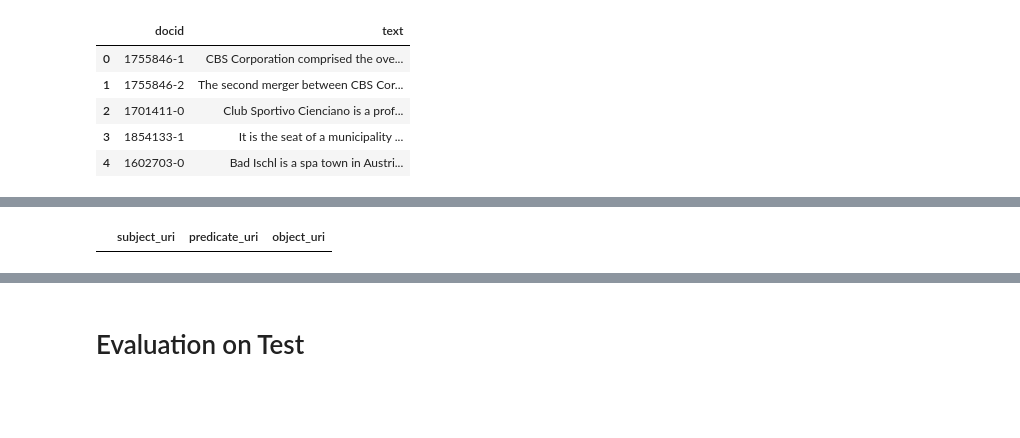
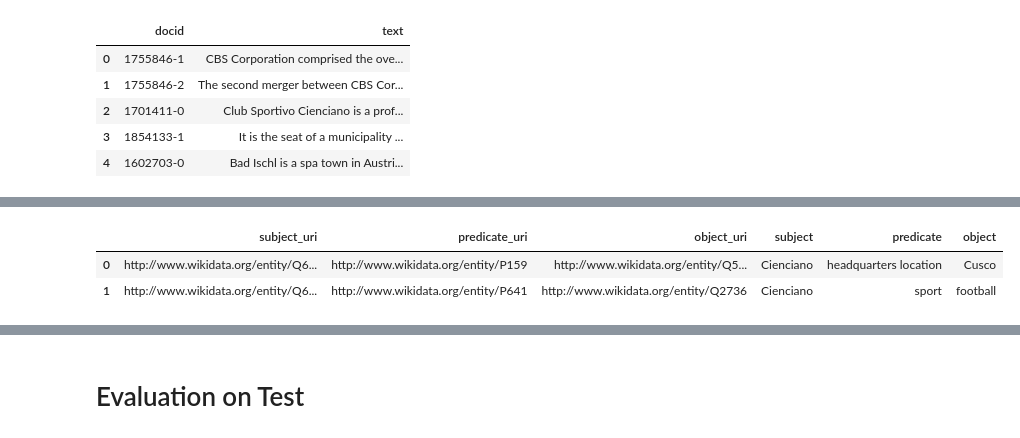
Before and after one commit to maxlautenbach/CIExMAS, a Jupyter notebook: baseline.ipynb, the cells around one changed output, grey strips where cells are left out. Saved outputs shown, nothing was run; the diff lists cells and outputs as text; code cells hidden in the pictures; blank space fills up the shorter version.

```diff
--- a/baseline.ipynb
+++ b/baseline.ipynb
@@ -77,6 +75,7 @@ class cIEState(TypedDict):
     text: str
     messages: list[HumanMessage | AIMessage]
     instruction: str
+    verbose: bool
 
 system_prompt = f"""
 You are the Supervisor of a conversation among multiple agents.
@@ -87,7 +86,7 @@ Example Output: <relation>http://www.wikidata.org/entity/Q950380;http://www.wiki
 Agent Descriptions:
 - entity_extraction_agent: Extracts entities from the text. Instructions can change the extraction behavior and focus of the agent. Do not instruct the agent with URIs. The agent has only access to your instruction and the text.
 - relation_extraction_agent: Extracts relations from the text. Instructions can change the prompt of the called agent and can be used to input already extracted entity labels (i.e. <instruction>Please use the already extracted entities: [Olaf Scholz, Germany, Berlin]</instruction>). Do not instruct the agent with URIs. The agent has only access to your instruction and the text.
-- uri_detection_agent: Please only use this, after entities and relation were extracted at least once. Returns possible wikidata URIs for entities and predicates based on similarity search. The instruction should be a list of search terms like predicate and entity labels, which the uri detection agent is searching for. For example: "Olaf Scholz, Germany, Berlin, is chancellor of, part of". It is recommended to use the agent at least once to search for the URIs for all possible entities and predicates. Do not instruct the agent with URIs. The agent has only access to your instruction and the text.
+- uri_detection_agent: Please only use this, after entities and relation were extracted at least once. Returns possible wikidata URIs for entities and predicates based on similarity search. The instruction should be a list of search terms like predicate and entity labels, which the uri detection agent is searching for. For example: "Olaf Scholz, Germany, Berlin, is chancellor of, part of". It is recommended to use the agent at least once to search for the URIs for all possible entities and predicates. Do not instruct the agent with URIs. The agent has only access to your instruction and the text. If this agent return relations or entities that were not extracted before i.e. industry - URI of sport please try to use them as instruction for the relation extraction agent.
 
 You have two options:
 1. Call an agent using <goto>agent_name</goto>. Replace agent_name with either entity_extraction_agent or relation_extraction_agent. I.e. <goto>entity_extraction_agent</goto>.
@@ -108,7 +107,12 @@ def supervisor(state: cIEState) -> Command[Literal["entity_extraction_agent", "r
 
     response = model.invoke(state["messages"])
 
-    print(f"-- START OF OUTPUT (supervisor) --\n\n", response.content, "\n\n-- END OF OUTPUT --\n\n")
+    if response.content == "":
+        print(state["messages"])
+        return Command(goto=END)
+
+    if state["verbose"]:
+        print(f"-- START OF OUTPUT (supervisor) --\n\n", response.content, "\n\n-- END OF OUTPUT --\n\n")
 
     goto_match = re.search(r'<goto>(.*?)</goto>', response.content)
     if goto_match:
@@ -146,7 +150,8 @@ def entity_extraction_agent(state: cIEState) -> Command[Literal["supervisor"]]:
     chain = prompt_template | model
     response = chain.invoke({"text": state["text"], "instruction": state["instruction"]})
 
-    print(f"-- START OF OUTPUT (entity_extraction_agent) --\n\n", response.content, "\n\n-- END OF OUTPUT --\n\n")
+    if state["verbose"]:
+        print(f"-- START OF OUTPUT (entity_extraction_agent) --\n\n", response.content, "\n\n-- END OF OUTPUT --\n\n")
 
     return Command(goto="supervisor", update={"messages": state["messages"] + [response], "instruction": ""})
 
@@ -174,7 +179,8 @@ def relation_extraction_agent(state: cIEState) -> Command[Literal["supervisor"]]
     chain = prompt_template | model
     response = chain.invoke({"text": state["text"], "instruction": state["instruction"]})
 
-    print(f"-- START OF OUTPUT (relation_extraction_agent) --\n\n", response.content, "\n\n-- END OF OUTPUT --\n\n")
+    if state["verbose"]:
+        print(f"-- START OF OUTPUT (relation_extraction_agent) --\n\n", response.content, "\n\n-- END OF OUTPUT --\n\n")
 
     return Command(goto="supervisor", update={"messages": state["messages"] + [response], "instruction": ""})
 
@@ -182,8 +188,31 @@ def uri_detection_agent(state):
     search_terms = state["instruction"].split(",")
     response = ""
     for term in search_terms:
-        response += f'Detection Result for {term}:{[{"label": doc.page_content, "uri": doc.metadata["uri"]} for doc in vector_store.similarity_search(term, search_type="similarity", k=1)]}\n\n'
+        response += f'Most Similar Detection Results for {term}:{[{"label": doc.page_content, "uri": doc.metadata["uri"]} for doc in vector_store.similarity_search(term, search_type="similarity", k=3)]}\n\n'
     response = response.replace("},", "},\n")
+
+    if state["verbose"]:
+        print(f"-- START OF OUTPUT (uri_detection_tool) --\n\n", response, "\n\n-- END OF OUTPUT --\n\n")
+
+    prompt_template = PromptTemplate.from_template(
+        """
+        You are a formatting agent. Your task is to check and format the output of the URI detection tool. The tool will give a response like this:
+        Most Similar Detection Result for Olaf Scholz: ('label': Angela Merkel, 'uri': 'http://www.wikidata.org/entity/Q567)
+
+        Your task is to check the response and output an overall mapping of search terms to URIs. If something doesn't match, please response the non mapping search term with the advise, that those might not be present in the knowledge graph.
+
+        URI detection tool response:
+
+        {response}
+        """
+    )
+
+    chain = prompt_template | model
+    response = chain.invoke({"response": response})
+
+    if state["verbose"]:
+        print(f"-- START OF OUTPUT (uri_detection_agent) --\n\n", response.content, "\n\n-- END OF OUTPUT --\n\n")
+
     return Command(goto="supervisor", update={"messages": state["messages"] + [response], "instruction": ""})
 
 builder = StateGraph(cIEState)
@@ -209,7 +238,7 @@ langfuse_handler = CallbackHandler(
 
 target_doc = docs.iloc[2]
 doc_id = target_doc["docid"]
-response = graph.invoke({"text": target_doc["text"], "messages": [system_prompt, target_doc["text"]], "instruction": ""}, config={"callbacks": [langfuse_handler]})
+response = graph.invoke({"text": target_doc["text"], "messages": [system_prompt, target_doc["text"]], "instruction": "", "verbose": True}, config={"callbacks": [langfuse_handler]})
 # %% [output]
 -- START OF OUTPUT (supervisor) --
 
@@ -274,9 +307,11 @@ get_uri_labels(doc_relation_df)
 | 3 | http://www.wikidata.org/entity/Q1... | http://www.wikidata.org/entity/P17 | http://www.wikidata.org/entity/Q414 | River Plate | country | Argentina |
 # %%
 correct_relation_df = pred_relation_df.merge(doc_relation_df[["subject_uri", "predicate_uri", "object_uri"]], on=["subject_uri", "predicate_uri", "object_uri"], how="inner")
-correct_relation_df
+get_uri_labels(correct_relation_df)
 # %% [output]
-|  | subject_uri | predicate_uri | object_uri |
+|  | subject_uri | predicate_uri | object_uri | subject | predicate | object |
+| 0 | http://www.wikidata.org/entity/Q6... | http://www.wikidata.org/entity/P159 | http://www.wikidata.org/entity/Q5... | Cienciano | headquarters location | Cusco |
+| 1 | http://www.wikidata.org/entity/Q6... | http://www.wikidata.org/entity/P641 | http://www.wikidata.org/entity/Q2736 | Cienciano | sport | football |
 # %%
 def evaluate(pred_relation_df, doc_id, verbose=False):
     doc_relation_df = relation_df[relation_df["docid"] == doc_id][["subject_uri", "predicate_uri", "object_uri"]]
```
Also changed, not shown: parts of 6 cells of this notebook.
